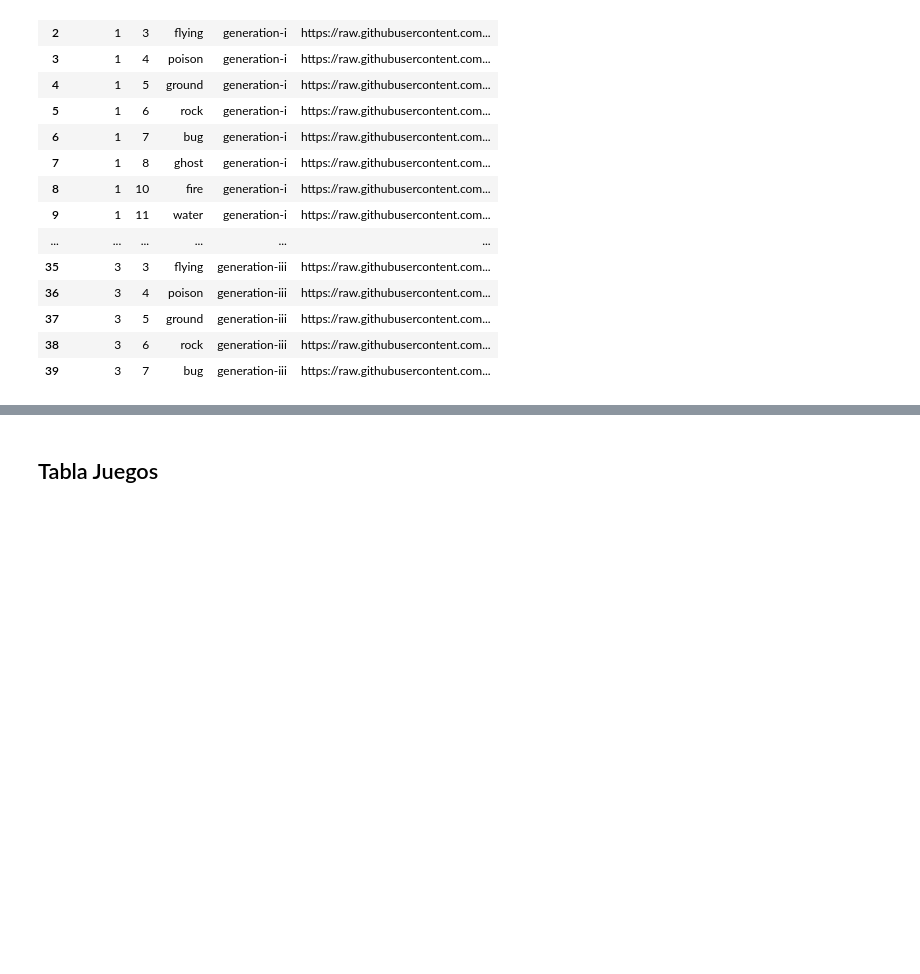
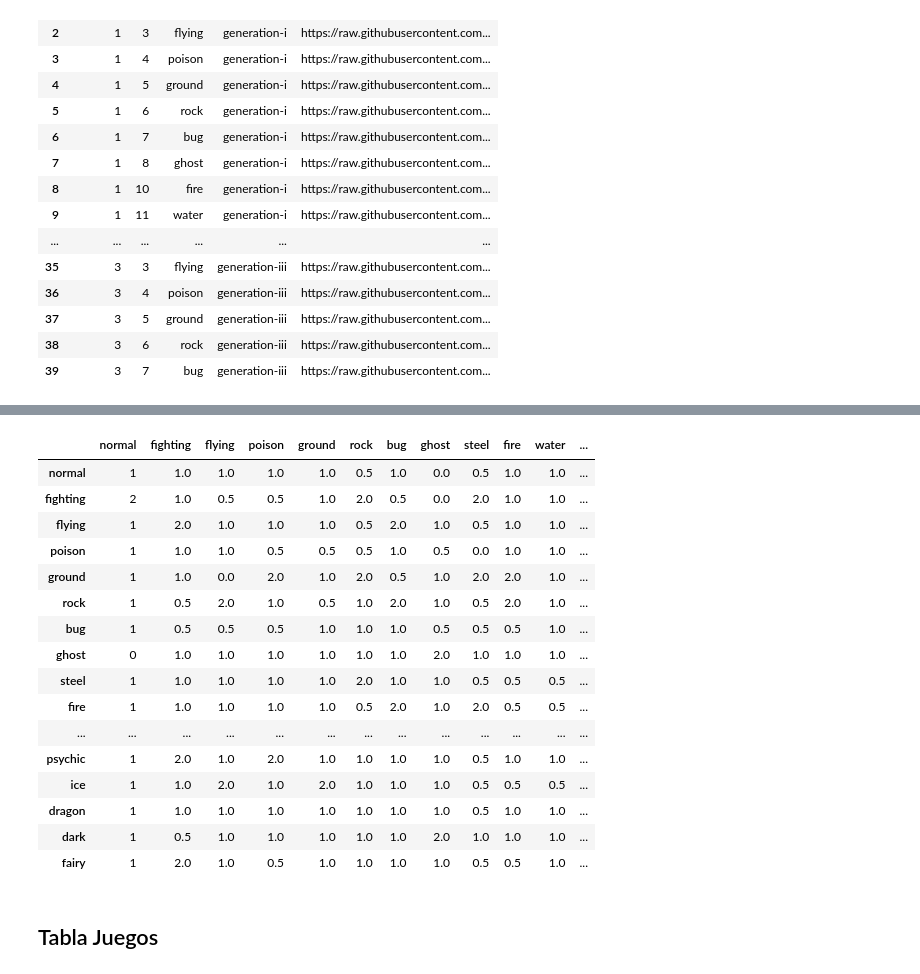
Before and after one commit to ADavid096/pokeproject, a Jupyter notebook: Script_infoDB.ipynb, the cells around one changed output, grey strips where cells are left out. Drawn from its saved outputs; the diff is of its cells as text; code cells hidden in the pictures; blank space fills up the shorter version.

```diff
--- a/Script_infoDB.ipynb
+++ b/Script_infoDB.ipynb
@@ -458,3 +508,29 @@ data["id"]
+# %%
+# Se realiza un bucle con busqueda para asignar los valores de multiplicacion en base
+# a la tabla anterior
+for fila in df_tabla_efectividad3.itertuples():
+  matriz_tipos.loc[fila.type1,fila.type2]=fila.valor
+#matriz_tipos
+# %%
+matriz_tipos
+# %% [output]
+|  | normal | fighting | flying | poison | ground | rock | bug | ghost | steel | fire | water | ... |
+| normal | 1 | 1.0 | 1.0 | 1.0 | 1.0 | 0.5 | 1.0 | 0.0 | 0.5 | 1.0 | 1.0 | ... |
+| fighting | 2 | 1.0 | 0.5 | 0.5 | 1.0 | 2.0 | 0.5 | 0.0 | 2.0 | 1.0 | 1.0 | ... |
+| flying | 1 | 2.0 | 1.0 | 1.0 | 1.0 | 0.5 | 2.0 | 1.0 | 0.5 | 1.0 | 1.0 | ... |
+| poison | 1 | 1.0 | 1.0 | 0.5 | 0.5 | 0.5 | 1.0 | 0.5 | 0.0 | 1.0 | 1.0 | ... |
+| ground | 1 | 1.0 | 0.0 | 2.0 | 1.0 | 2.0 | 0.5 | 1.0 | 2.0 | 2.0 | 1.0 | ... |
+| rock | 1 | 0.5 | 2.0 | 1.0 | 0.5 | 1.0 | 2.0 | 1.0 | 0.5 | 2.0 | 1.0 | ... |
+| bug | 1 | 0.5 | 0.5 | 0.5 | 1.0 | 1.0 | 1.0 | 0.5 | 0.5 | 0.5 | 1.0 | ... |
+| ghost | 0 | 1.0 | 1.0 | 1.0 | 1.0 | 1.0 | 1.0 | 2.0 | 1.0 | 1.0 | 1.0 | ... |
+| steel | 1 | 1.0 | 1.0 | 1.0 | 1.0 | 2.0 | 1.0 | 1.0 | 0.5 | 0.5 | 0.5 | ... |
+| fire | 1 | 1.0 | 1.0 | 1.0 | 1.0 | 0.5 | 2.0 | 1.0 | 2.0 | 0.5 | 0.5 | ... |
+| ... | ... | ... | ... | ... | ... | ... | ... | ... | ... | ... | ... | ... |
+| psychic | 1 | 2.0 | 1.0 | 2.0 | 1.0 | 1.0 | 1.0 | 1.0 | 0.5 | 1.0 | 1.0 | ... |
+| ice | 1 | 1.0 | 2.0 | 1.0 | 2.0 | 1.0 | 1.0 | 1.0 | 0.5 | 0.5 | 0.5 | ... |
+| dragon | 1 | 1.0 | 1.0 | 1.0 | 1.0 | 1.0 | 1.0 | 1.0 | 0.5 | 1.0 | 1.0 | ... |
+| dark | 1 | 0.5 | 1.0 | 1.0 | 1.0 | 1.0 | 1.0 | 2.0 | 1.0 | 1.0 | 1.0 | ... |
+| fairy | 1 | 2.0 | 1.0 | 0.5 | 1.0 | 1.0 | 1.0 | 1.0 | 0.5 | 0.5 | 1.0 | ... |
 # %% [markdown]
 ## Tabla Juegos
 # %% [markdown]
```
Also changed, not shown: parts of 7 cells of this notebook.
